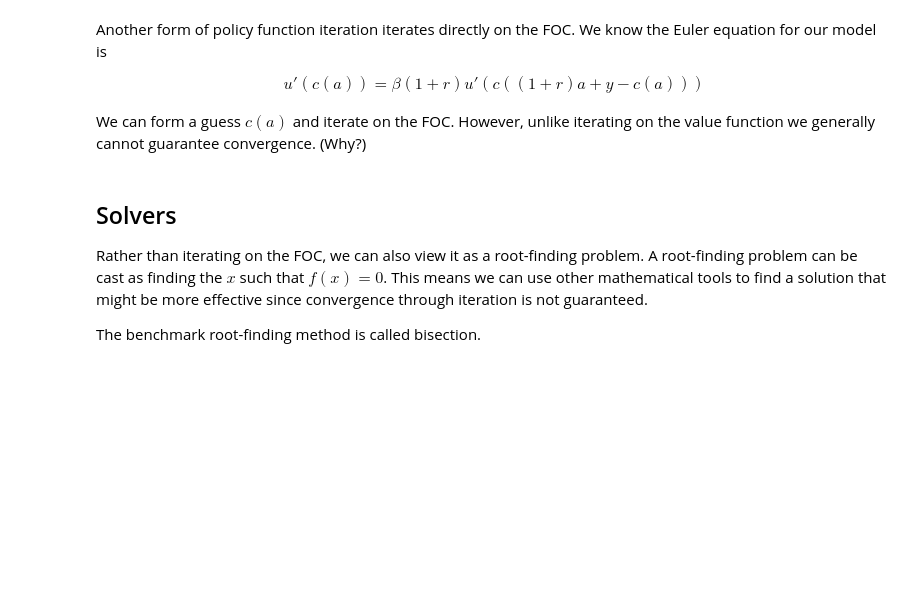
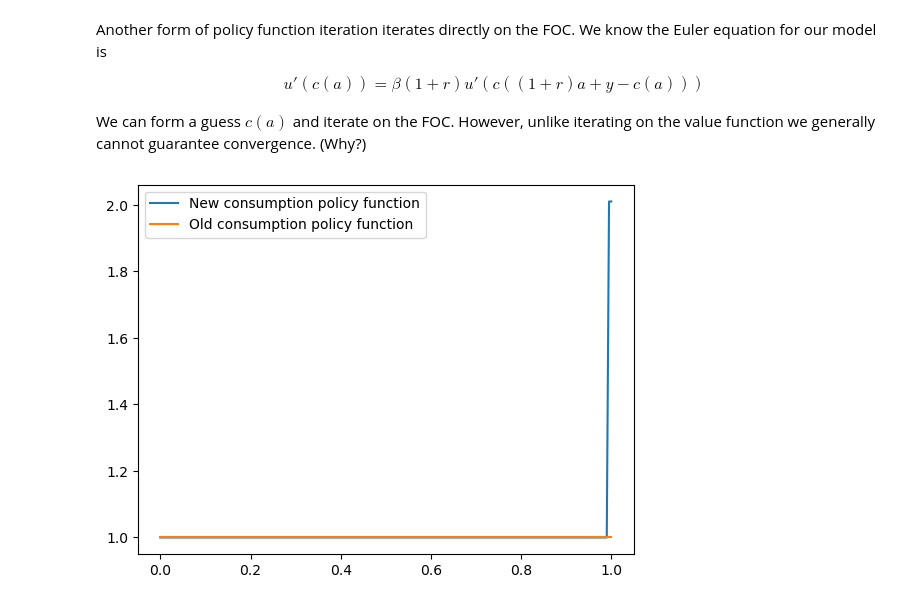
Before and after one commit to johanneswieland/281-Computational, a Jupyter notebook: Topic 2/policyiteration.ipynb, the cells around one changed output. Drawn from its saved outputs; the diff is of its cells as text; code cells hidden in the pictures; blank space fills up the shorter version.

```diff
--- a/Topic 2/policyiteration.ipynb
+++ b/Topic 2/policyiteration.ipynb
@@ -113,6 +99,28 @@ We can form a guess $c(a)$ and iterate on the FOC. However, unlike iterating on
-# %% [markdown]
-## Solvers
-
-Rather than iterating on the FOC, we can also view it as a root-finding problem. A root-finding problem can be cast as finding the $x$ such that $f(x)=0$. This means we can use other mathematical tools to find a solution that might be more effective since convergence through iteration is not guaranteed.
-
-The benchmark root-finding method is called bisection.
+# %%
+# define marginal utility function and inverse marginal utility function
+def margutility(c):
+    return 1 / c
+
+def invmargutility(u):
+    return 1 / u
+
+# start with an intial guess for the consumption policy function
+c_0 = y + np.zeros(a.shape)
+
+# the implied next period assets are
+aprime = (1 + r) * a + y - c_0
+
+# interpolate c_0 to get cprime (note: different penalties for extrapolation)
+f_interp = interp1d(a, c_0, kind='linear', bounds_error=False, fill_value=(0.0001,(1 + r) * amax + y))
+cprime = f_interp(aprime)
+
+# the new consumption policy function is
+c_new = invmargutility( beta * (1 + r) * margutility(cprime) )
+
+# plot c_new against c0
+plt.plot(a, c_new, label='New consumption policy function')
+plt.plot(a, c_0, label='Old consumption policy function')
+plt.legend()
+plt.show()
+# %% [output]
+[figure, added]
```
Also changed, not shown: parts of 12 cells of this notebook.
